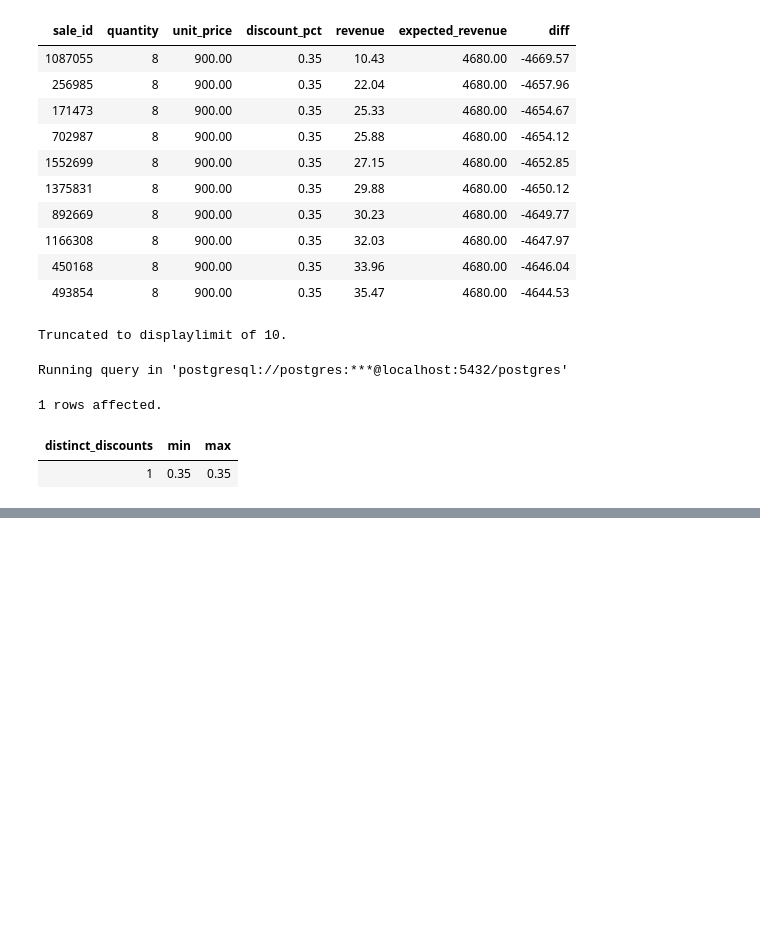
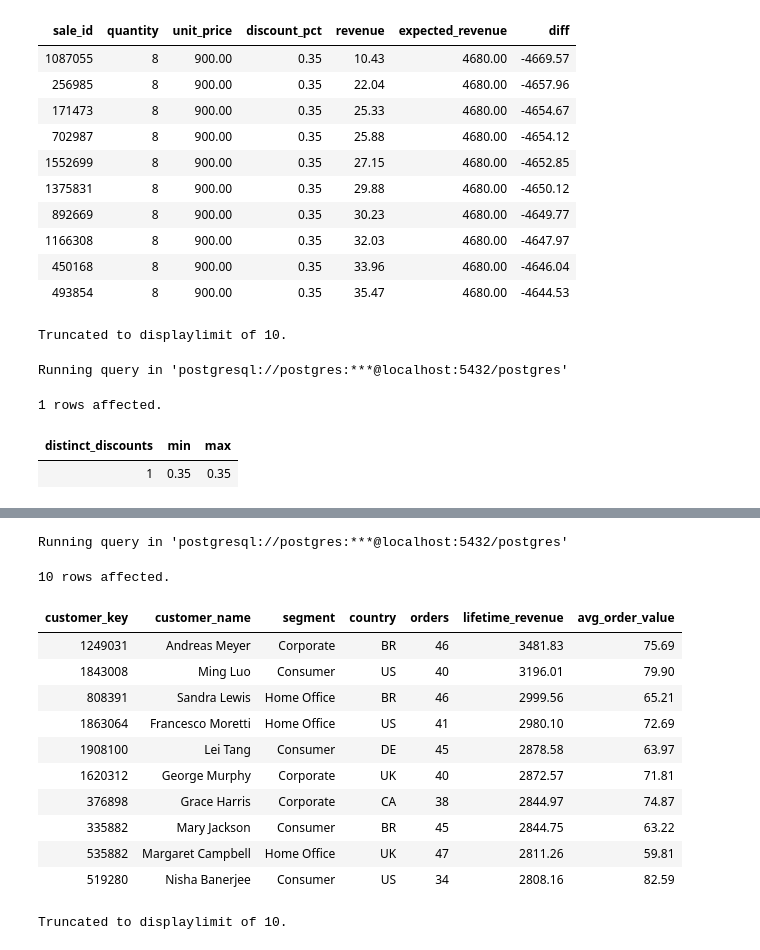
Before and after one commit to Retail-Analytical-Platform/Retail-Analytics-Data, a Jupyter notebook: src/main.ipynb, the cells around one changed output, grey strips where cells are left out. Saved outputs shown, nothing was run; the diff lists cells and outputs as text; code cells hidden in the pictures; blank space fills up the shorter version.

```diff
--- a/src/main.ipynb
+++ b/src/main.ipynb
@@ -239,0 +396,25 @@ Running query in 'postgresql://postgres:***@localhost:5432/postgres'
+# %%
+%%sql
+SELECT c.customer_key, c.customer_name, c.segment, c.country,
+       COUNT(*) AS orders, SUM(f.revenue) AS lifetime_revenue,
+       ROUND(AVG(f.revenue), 2) AS avg_order_value
+FROM fact_sales f
+JOIN dim_customer c ON f.customer_key = c.customer_key
+GROUP BY c.customer_key, c.customer_name, c.segment, c.country
+ORDER BY lifetime_revenue DESC
+LIMIT 10;
+# %% [output]
+Running query in 'postgresql://postgres:***@localhost:5432/postgres'
+10 rows affected.
+| customer_key | customer_name | segment | country | orders | lifetime_revenue | avg_order_value |
+| 1249031 | Andreas Meyer | Corporate | BR | 46 | 3481.83 | 75.69 |
+| 1843008 | Ming Luo | Consumer | US | 40 | 3196.01 | 79.90 |
+| 808391 | Sandra Lewis | Home Office | BR | 46 | 2999.56 | 65.21 |
+| 1863064 | Francesco Moretti | Home Office | US | 41 | 2980.10 | 72.69 |
+| 1908100 | Lei Tang | Consumer | DE | 45 | 2878.58 | 63.97 |
+| 1620312 | George Murphy | Corporate | UK | 40 | 2872.57 | 71.81 |
+| 376898 | Grace Harris | Corporate | CA | 38 | 2844.97 | 74.87 |
+| 335882 | Mary Jackson | Consumer | BR | 45 | 2844.75 | 63.22 |
+| 535882 | Margaret Campbell | Home Office | UK | 47 | 2811.26 | 59.81 |
+| 519280 | Nisha Banerjee | Consumer | US | 34 | 2808.16 | 82.59 |
+Truncated to displaylimit of 10.
```
Also changed, not shown: parts of 21 cells of this notebook.
